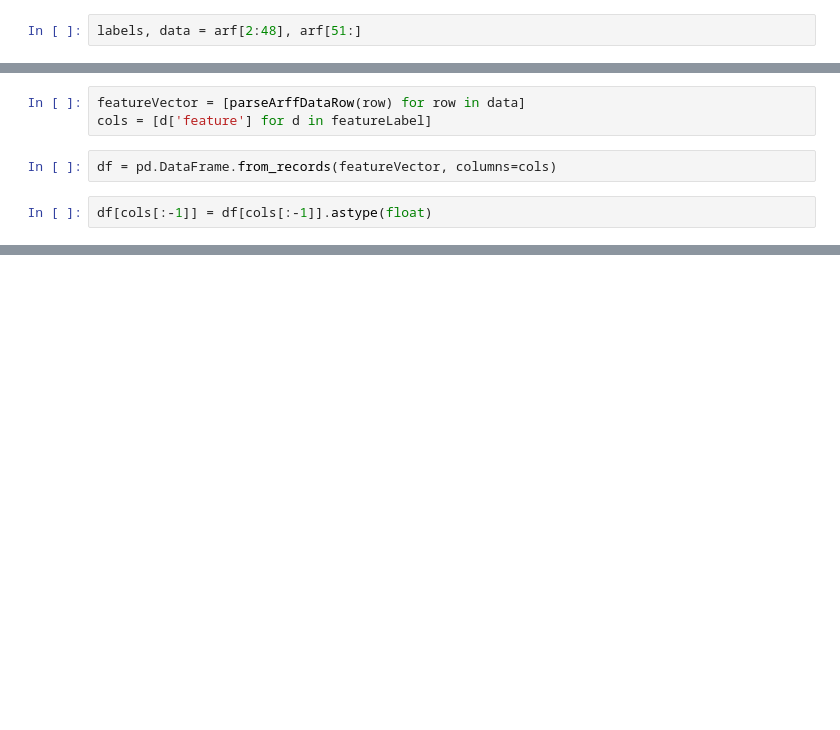
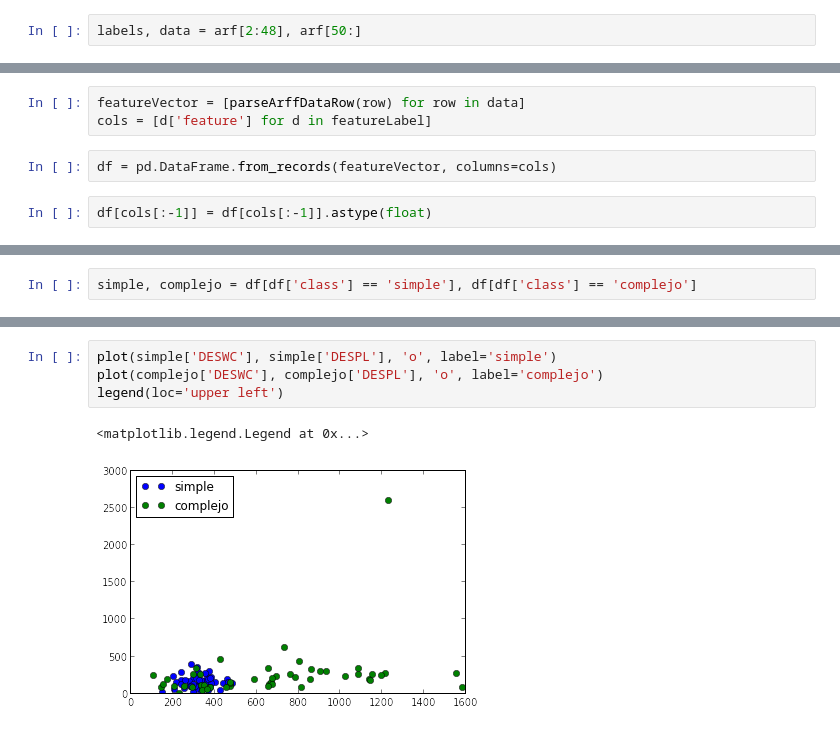
Before and after one commit to andreqi/coh-metrix-experimetation, a Jupyter notebook: Coh-metrix-esp.ipynb, the cells around one changed output, grey strips where cells are left out. Cells and saved outputs as stored; diff of their text form; blank space fills up the shorter version.

```diff
--- a/Coh-metrix-esp.ipynb
+++ b/Coh-metrix-esp.ipynb
@@ -4,7 +4,7 @@ from scipy import *
 # %%
 arf = open('classifier.arff').readlines()
 # %%
-labels, data = arf[2:48], arf[51:]
+labels, data = arf[2:48], arf[50:]
 # %%
 def parseArffLabelRow(row):
     tokens = row.split()
@@ -62,0 +27,2 @@ plt.ylabel("Y axis")
+# %%
+simple, complejo = df[df['class'] == 'simple'], df[df['class'] == 'complejo']
@@ -62,0 +53,7 @@ plt.ylabel("Y axis")
+# %%
+plot(simple['DESWC'], simple['DESPL'], 'o', label='simple')
+plot(complejo['DESWC'], complejo['DESPL'], 'o', label='complejo')
+legend(loc='upper left')
+# %% [output]
+<matplotlib.legend.Legend at 0x...>
+[figure, added]
```
Also changed, not shown: parts of 8 cells of this notebook.
